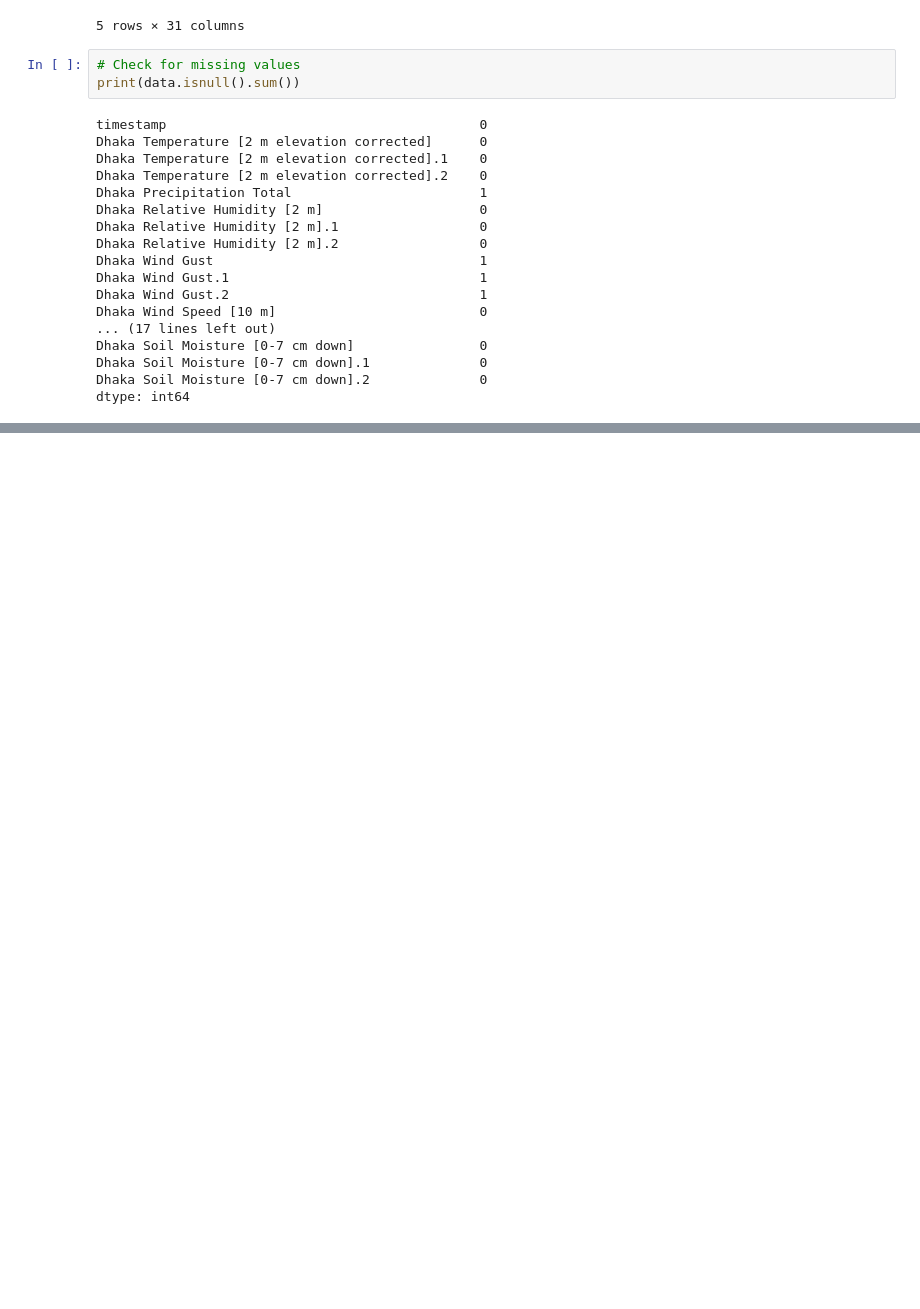
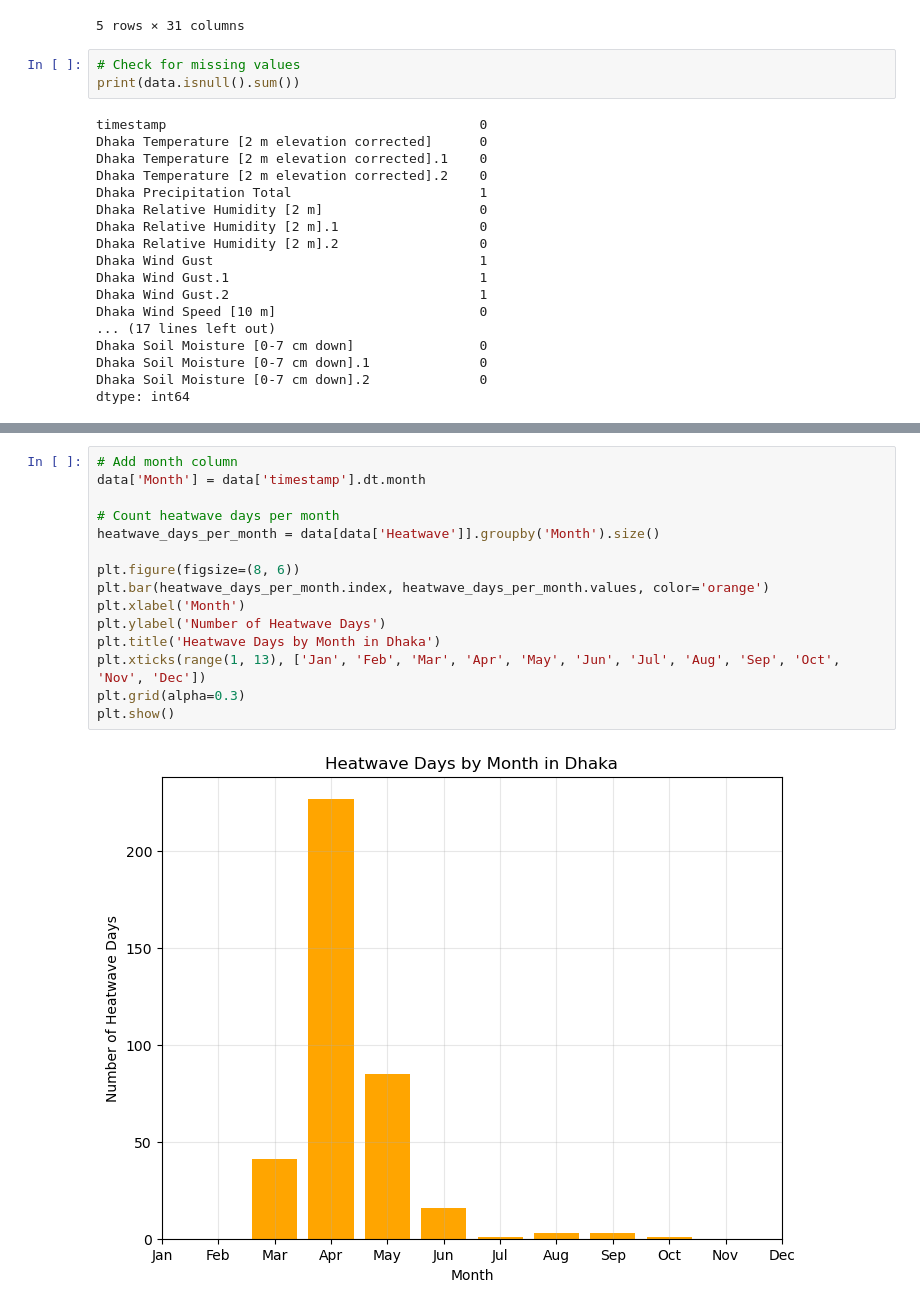
Before and after one commit to awnonbhowmik/Heatwave-Dhaka_BD, a Jupyter notebook: main.ipynb, the cells around one changed output, grey strips where cells are left out. Cells and saved outputs as stored; diff of their text form; blank space fills up the shorter version.

```diff
--- a/main.ipynb
+++ b/main.ipynb
@@ -78,0 +174,17 @@ summary
+# %%
+# Add month column
+data['Month'] = data['timestamp'].dt.month
+
+# Count heatwave days per month
+heatwave_days_per_month = data[data['Heatwave']].groupby('Month').size()
+
+plt.figure(figsize=(8, 6))
+plt.bar(heatwave_days_per_month.index, heatwave_days_per_month.values, color='orange')
+plt.xlabel('Month')
+plt.ylabel('Number of Heatwave Days')
+plt.title('Heatwave Days by Month in Dhaka')
+plt.xticks(range(1, 13), ['Jan', 'Feb', 'Mar', 'Apr', 'May', 'Jun', 'Jul', 'Aug', 'Sep', 'Oct', 'Nov', 'Dec'])
+plt.grid(alpha=0.3)
+plt.show()
+# %% [output]
+[figure, added]
```
Also changed, not shown: parts of 16 cells of this notebook, 1 other file.
